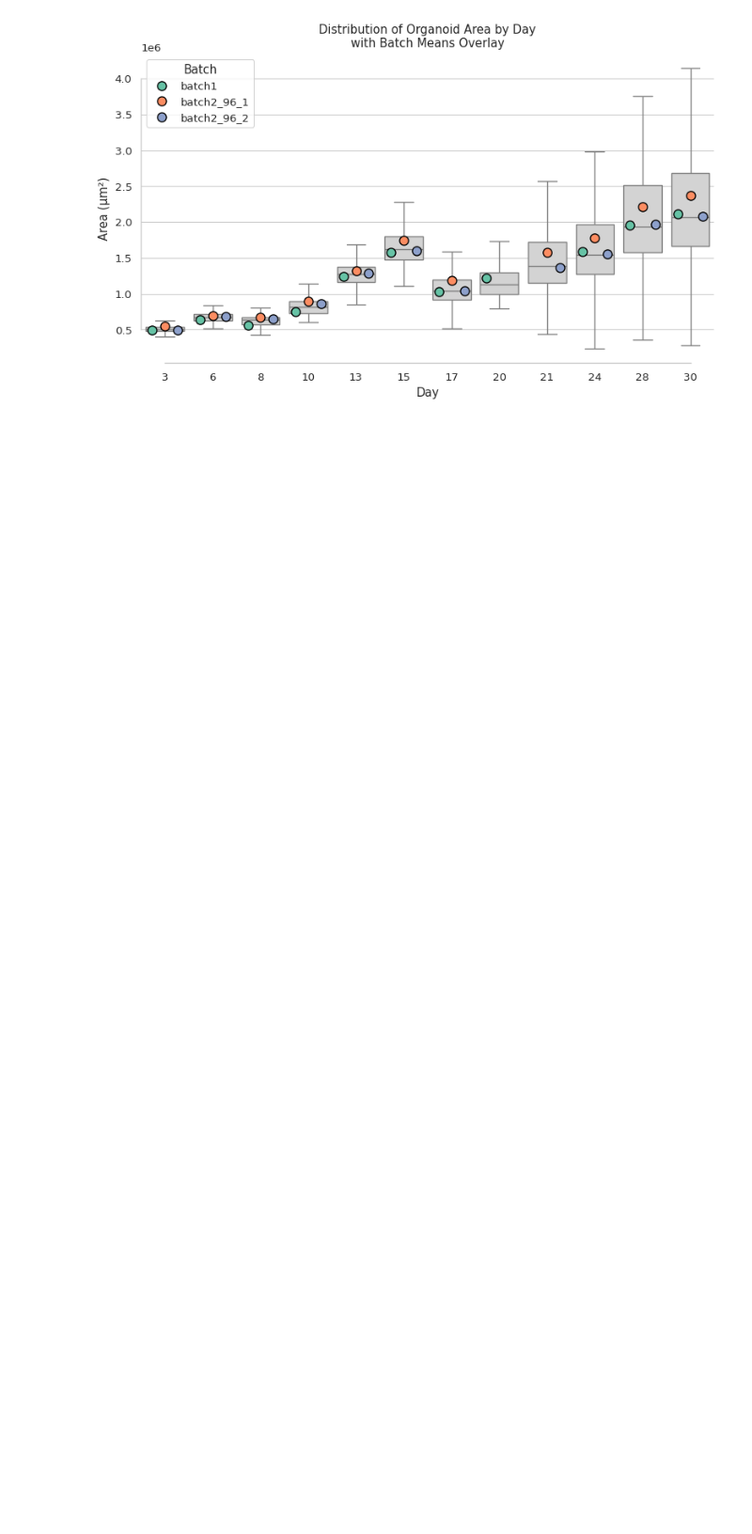
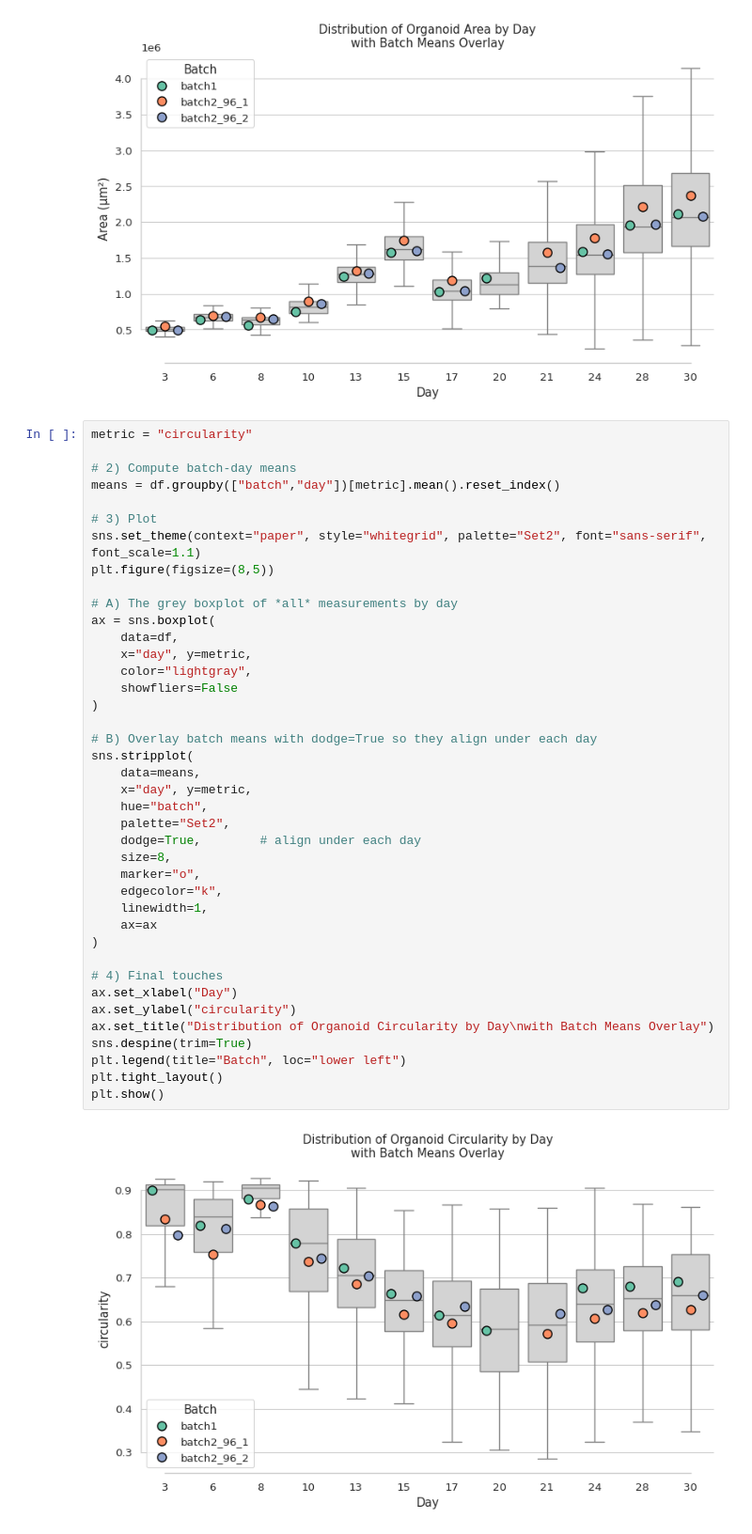
Before and after one commit to dsi-clinic/2025-promega-mini-test, a Jupyter notebook: temp_files/plot_metrics.ipynb, the cells around one changed output. Shown: that part at 94% size. Cells and saved outputs as stored; diff of their text form; blank space fills up the shorter version.

Commit message:
pushing image mapper and new notes

```diff
--- a/temp_files/plot_metrics.ipynb
+++ b/temp_files/plot_metrics.ipynb
@@ -340,3 +340,45 @@ plt.tight_layout()
 plt.show()
 # %% [output]
 [figure]
+# %%
+metric = "circularity"
+
+# 2) Compute batch‐day means
+means = df.groupby(["batch","day"])[metric].mean().reset_index()
+
+# 3) Plot
+sns.set_theme(context="paper", style="whitegrid", palette="Set2", font="sans-serif", font_scale=1.1)
+plt.figure(figsize=(8,5))
+
+# A) The grey boxplot of *all* measurements by day
+ax = sns.boxplot(
+    data=df,
+    x="day", y=metric,
+    color="lightgray",
+    showfliers=False
+)
+
+# B) Overlay batch means with dodge=True so they align under each day
+sns.stripplot(
+    data=means,
+    x="day", y=metric,
+    hue="batch",
+    palette="Set2",
+    dodge=True,        # align under each day
+    size=8,
+    marker="o",
+    edgecolor="k",
+    linewidth=1,
+    ax=ax
+)
+
+# 4) Final touches
+ax.set_xlabel("Day")
+ax.set_ylabel("circularity")
+ax.set_title("Distribution of Organoid Circularity by Day\nwith Batch Means Overlay")
+sns.despine(trim=True)
+plt.legend(title="Batch", loc="lower left")
+plt.tight_layout()
+plt.show()
+# %% [output]
+[figure, added]
```
Also changed, not shown: parts of 4 cells of this notebook, 1 other file.
